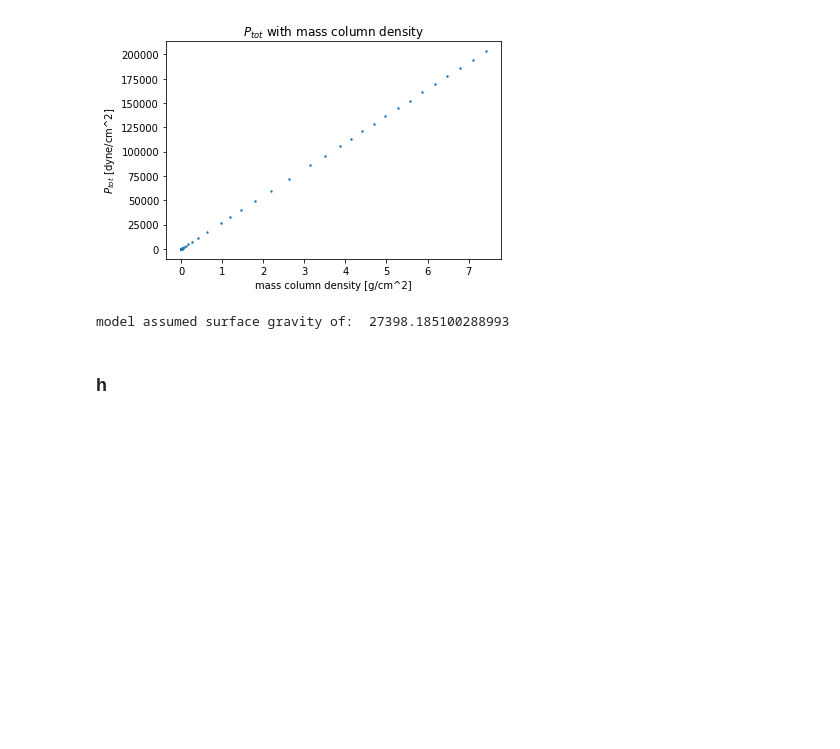
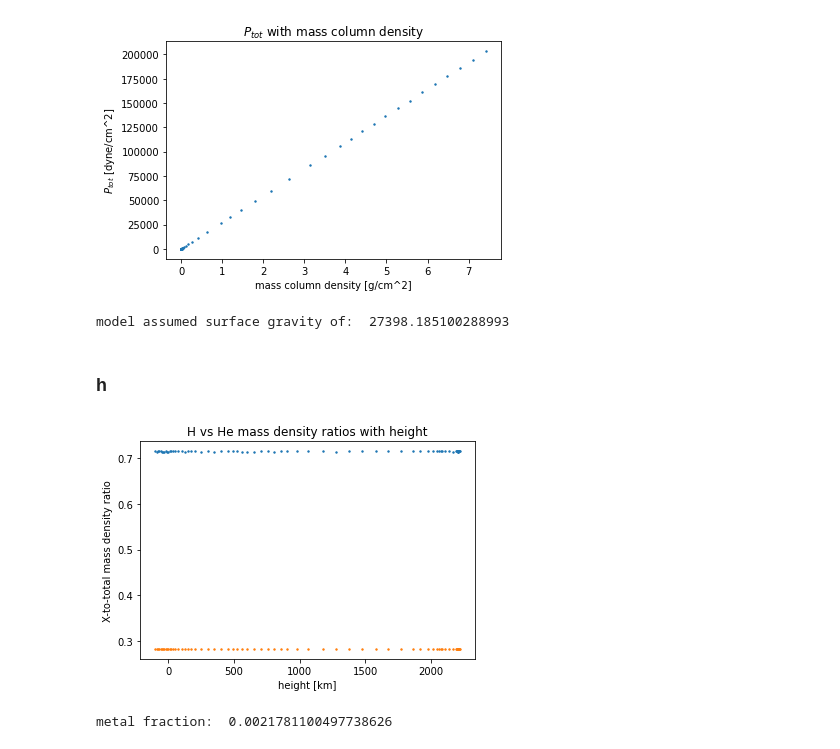
Before and after one commit to cl3425/uf-class-repo, a Jupyter notebook: radiative-processes/final-project/radiative_final.ipynb, the cells around one changed output. Drawn from its saved outputs; the diff is of its cells as text; code cells hidden in the pictures; blank space fills up the shorter version.

```diff
--- a/radiative-processes/final-project/radiative_final.ipynb
+++ b/radiative-processes/final-project/radiative_final.ipynb
@@ -223,3 +223,19 @@ print("model assumed surface gravity of: ", np.mean(falc_data.ptot/falc_data.m))
 model assumed surface gravity of:  27398.185100288993
 # %% [markdown]
 ### h
+# %%
+m_H = 1.6736e-24 # grams
+he_h_abundance_ratio = 0.1
+he_h_mass_ratio = 3.97
+
+plt.scatter(falc_data.height, m_H*falc_data.n_H/falc_data.rho, s=2)
+plt.scatter(falc_data.height, he_h_abundance_ratio* he_h_mass_ratio * m_H * falc_data.n_H/falc_data.rho, s=2)
+plt.title('H vs He mass density ratios with height')
+plt.xlabel('height [km]')
+plt.ylabel('X-to-total mass density ratio')
+plt.show()
+
+print("metal fraction: ", 1-np.mean(m_H*falc_data.n_H/falc_data.rho)-np.mean(he_h_abundance_ratio* he_h_mass_ratio * m_H * falc_data.n_H/falc_data.rho))
+# %% [output]
+[figure, added]
+metal fraction:  0.0021781100497738626
```
Also changed, not shown: parts of 5 cells of this notebook.
